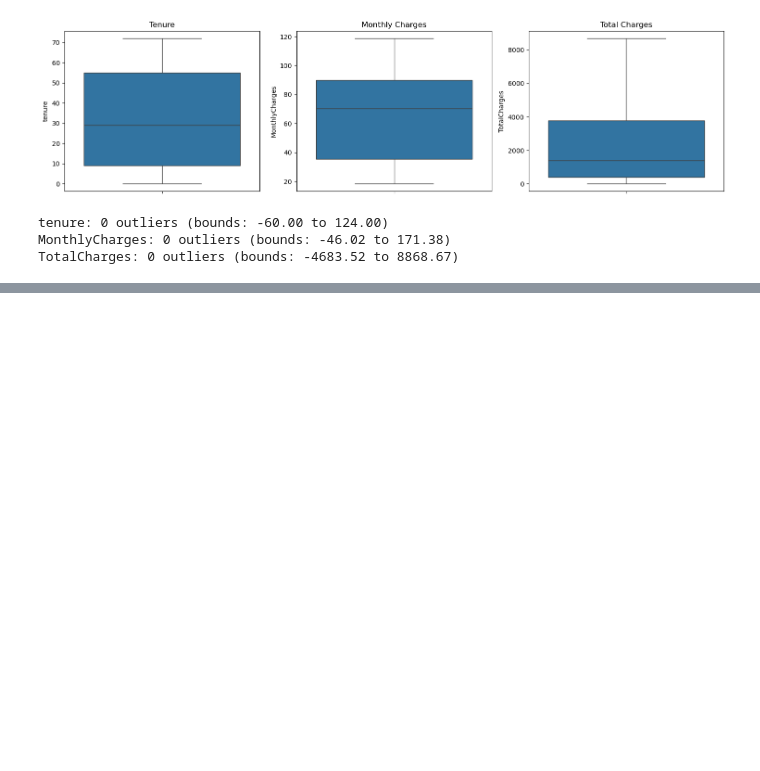
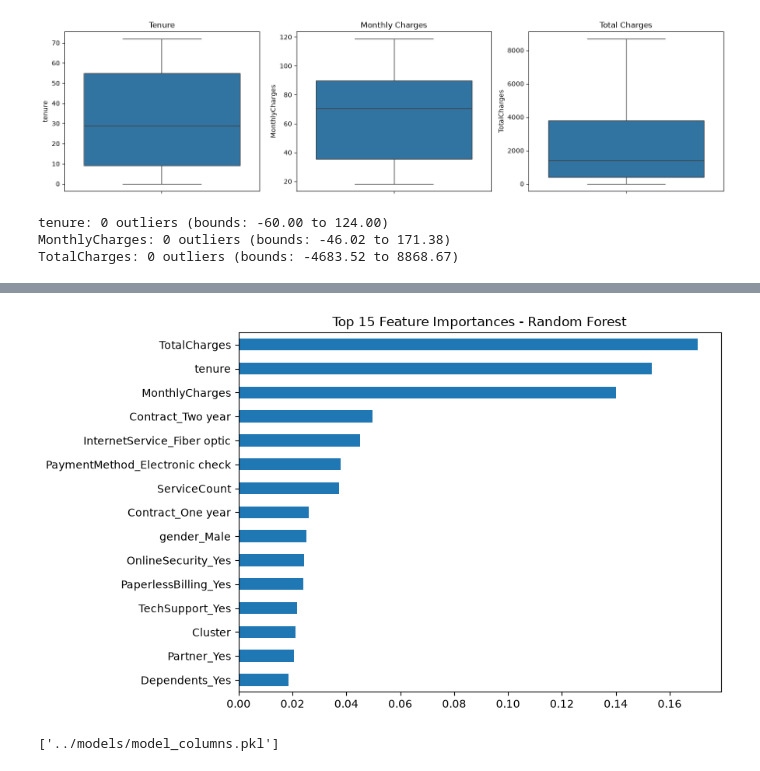
Before and after one commit to Tanmay083/customer-segmentation-churn-prediction, a Jupyter notebook: notebooks/01.ipynb, the cells around one changed output, grey strips where cells are left out. Saved outputs shown, nothing was run; the diff lists cells and outputs as text; code cells hidden in the pictures; blank space fills up the shorter version.

```diff
--- a/notebooks/01.ipynb
+++ b/notebooks/01.ipynb
@@ -178,0 +293,16 @@ plt.show()
+# %%
+df_model = df.drop(columns=['customerID'])
+
+# Merge our RFM cluster back in as a feature (optional but strong — ties both halves of project together)
+df_model = df_model.merge(rfm[['customerID', 'Cluster']], left_index=True, right_index=False, how='left') if False else df_model
+# (simpler: just re-attach using index alignment since row order matches)
+df_model['Cluster'] = rfm['Cluster'].values
+
+# Encode target
+df_model['Churn'] = df_model['Churn'].map({'Yes': 1, 'No': 0})
+
+# One-hot encode categorical columns
+cat_cols = df_model.select_dtypes(include='object').columns.tolist()
+df_model = pd.get_dummies(df_model, columns=cat_cols, drop_first=True)
+
+df_model.shape
@@ -178,0 +383,20 @@ plt.show()
+# %%
+importances = pd.Series(rf.feature_importances_, index=X.columns).sort_values(ascending=False)
+
+plt.figure(figsize=(8,6))
+importances.head(15).plot(kind='barh')
+plt.title('Top 15 Feature Importances - Random Forest')
+plt.gca().invert_yaxis()
+plt.show()
+# %% [output]
+[figure, added]
+# %%
+import joblib
+
+joblib.dump(rf, '../models/churn_rf_model.pkl')
+joblib.dump(log_reg, '../models/churn_logreg_model.pkl')
+joblib.dump(scaler, '../models/rfm_scaler.pkl')
+joblib.dump(kmeans, '../models/kmeans_model.pkl')
+joblib.dump(X.columns.tolist(), '../models/model_columns.pkl')  # needed to align dashboard input columns later
+# %% [output]
+['../models/model_columns.pkl']
```
Also changed, not shown: parts of 23 cells of this notebook.
